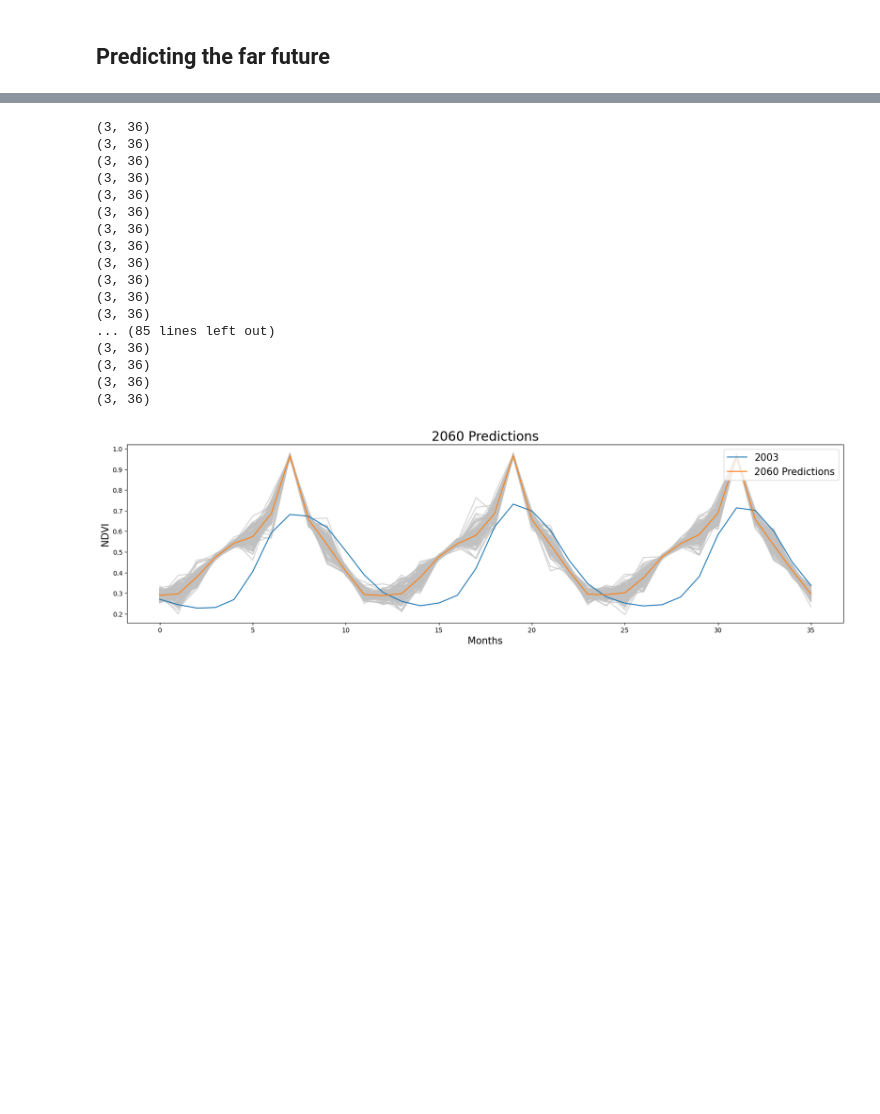
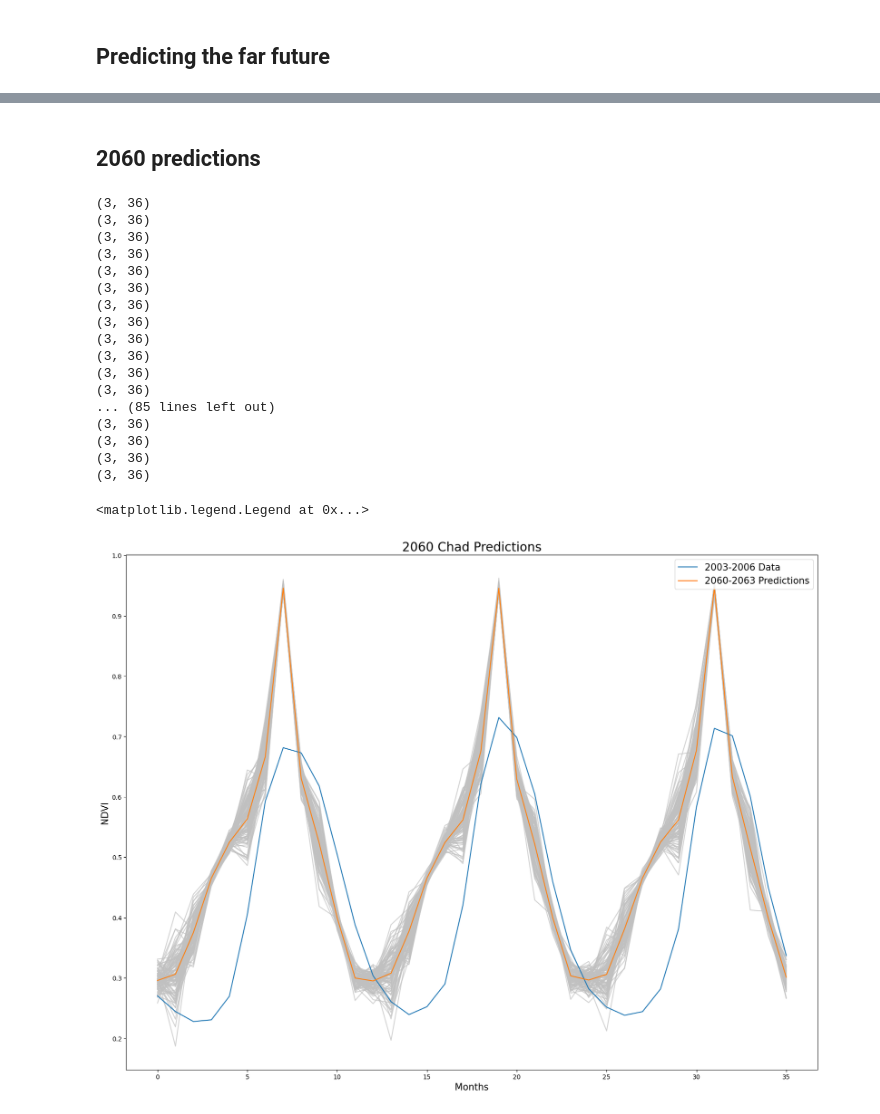
Before and after one commit to oescoba2/Vol3_WinterProject, a Jupyter notebook: Dallin's now useless code and files/Chad/correlations.ipynb, the cells around one changed output, grey strips where cells are left out. Cells and saved outputs as stored; diff of their text form; code cells hidden in the pictures; blank space fills up the shorter version.

```diff
--- a/Dallin's now useless code and files/Chad/correlations.ipynb
+++ b/Dallin's now useless code and files/Chad/correlations.ipynb
@@ -523,21 +526,23 @@ plt.show()
+# %% [markdown]
+## 2060 predictions
 # %%
-#2060 predictions
+'''Using estimates from the Climate Change Knowledge Portal'''
 Max_Temp_mean = np.array([29.94,31.58,36.98,39.36,41.59,39.61,36.76,36.12,37.52,37.94,33.41,30.54])
 min_temp_mean = np.array([15.42,16.48,21.45,25.09,27.58,26.92,25.8,26.73,26.69,25.35,20.38,15.87])
 Max_temp_var = np.abs(np.array([-0.880656583,-1.164200678,0.3139066719725058,0.23726706165128128,-0.093284392,0.033468859,-1.065807331,-0.05397675,0.5046206057692894,0.7612400014756832,-0.2017563,-0.953739065]))
-#From march on, excluding december
 min_temp_var = np.abs(np.array([0.21393614680818138,-0.89036614,-0.844920992,-0.123810157,-0.280527931,-1.079991199,-0.820948341,-0.078829006,0.3949385728434941,0.9665845624950299,-0.318597198,0.10720682962950136]))
 month_lengths = [31,29,31,30,31,30,31,31,30,31,30,31]
 precip_mean = np.abs(np.array([0,0,1.09,7.34,16.53,30.91,87.9,216.29,54.2,20.59,1.16,0]))
-#From march on, excluding december
 Precip_var = np.abs(np.array([0,0,0.7315614792408563,0.17033518232639208,-0.301308229,-0.663324287,-0.440303671,2.432430800861078,-0.410200893,0.6471079458773514,0.37843930394953457,0.5920602546731717,0]))
 MTemp = []
 minTemp = []
 Prec = []
+#iterating through three the estimates three times to imitate three years
 for j in range(3):
     Precip_pred = []
     Max_temp_pred = []
     min_pred = []
+    #Using mean and standard deviation from each month to build test set
     for i in range(12):
         Max_temp_pred.append(np.random.normal(Max_Temp_mean[i],Max_temp_var[i], size = 1).tolist())
         min_pred.append(np.random.normal(min_temp_mean[i],min_temp_var[i], size = 1).tolist())
@@ -545,19 +550,20 @@ for j in range(3):
             Precip_pred.append([0])
         else:
             Precip_pred.append((np.random.normal(precip_mean[i],Precip_var[i], size = 1)/month_lengths[i]).tolist())
+    #Building arrays for each 1 year period
     #Got code for this list merging from Google AI feature
     future_temp = np.array([item for month in Max_temp_pred for item in month])
-    future_temp = future_temp
     future_min = np.array([item for month in min_pred for item in month])
-    future_min = future_min
     future_precip = np.array([item for month in Precip_pred for item in month])
+    #Building arrays for the three year period
     MTemp.append(future_temp)
     minTemp.append(future_min)
     Prec.append(future_precip)
 MTemp = np.array([item for year in MTemp for item in year])* (9/5) + 32
 minTemp = np.array([item for year in minTemp for item in year])* (9/5) + 32
 Prec = np.array([item for year in Prec for item in year])*0.0393701
-
+future_pred2 = np.array([MTemp,minTemp,Prec])
+#Building and training model
 gm = GreenModel(lmda=0)
 features = weather[[0, 1,4]]
 train_features = features[:, :151]
@@ -568,17 +574,20 @@ y = np.delete(y, 61)
 gm.fit(train_features, y[:150])
 
 #Running 100 times and averaging
-plt.figure(figsize=(20, 5))
+plt.figure(figsize=(20, 15))
+
 predtotal = np.zeros_like(gm.predict(future_pred2))
 iters = 100
 for _ in range(iters):
     MTemp = []
     minTemp = []
     Prec = []
+    #iterating through three the estimates three times to imitate three years
     for j in range(3):
         Precip_pred = []
         Max_temp_pred = []
         min_pred = []
+        #Using mean and standard deviation from each month to build test set
         for i in range(12):
             Max_temp_pred.append(np.random.normal(Max_Temp_mean[i],Max_temp_var[i], size = 1).tolist())
             min_pred.append(np.random.normal(min_temp_mean[i],min_temp_var[i], size = 1).tolist())
@@ -586,54 +595,56 @@ for _ in range(iters):
                 Precip_pred.append([0])
             else:
                 Precip_pred.append((np.random.normal(precip_mean[i],Precip_var[i], size = 1)/month_lengths[i]).tolist())
+        #Building arrays for each 1 year period
         #Got code for this list merging from Google AI feature
         future_temp = np.array([item for month in Max_temp_pred for item in month])
-        future_temp = future_temp
         future_min = np.array([item for month in min_pred for item in month])
-        future_min = future_min
         future_precip = np.array([item for month in Precip_pred for item in month])
-        future_precip = future_precip
+        #Building arrays for the three year period
         MTemp.append(future_temp)
         minTemp.append(future_min)
         Prec.append(future_precip)
+    #Finishing up the arrays for the three year period
     MTemp = np.array([item for year in MTemp for item in year])* (9/5) + 32
     minTemp = np.array([item for year in minTemp for item in year])* (9/5) + 32
     Prec = np.array([item for year in Prec for item in year])*0.0393701
 
-
+    #Building test array
     future_pred2 = np.array([MTemp,minTemp,Prec])
+    #Predicting
     prediction = gm.predict(future_pred2)
     plt.plot(np.arange(len(prediction)), prediction, alpha = .7, c = "silver")
+    #Building total for average prediction
     predtotal += prediction
 
 
 
 
-
-plt.plot(np.arange(len(predtotal)), y[:len(predtotal)], label = "2003")
-plt.plot(np.arange(len(predtotal)), predtotal/iters, label = "2060 Predictions")
-plt.title("2060 Predictions",fontsize=20)
+#Plotting 2003 data
+plt.plot(np.arange(len(predtotal)), y[:len(predtotal)], label = "2003-2006 Data")
+#Plotting prediction
+plt.plot(np.arange(len(predtotal)), predtotal/iters, label = "2060-2063 Predictions")
+plt.title("2060 Chad Predictions",fontsize=20)
 plt.ylabel("NDVI", fontsize=15)
 plt.xlabel("Months", fontsize=15)
 plt.legend(fontsize=15, loc = "upper right")
-plt.savefig("2060ChadPredict.pdf", dpi=300, bbox_inches="tight")
-plt.show()
 # %% [output]
 (3, 36)
 (3, 36)
 (3, 36)
 (3, 36)
 (3, 36)
 (3, 36)
 (3, 36)
 (3, 36)
 (3, 36)
 (3, 36)
 (3, 36)
 (3, 36)
 ... (85 lines left out)
 (3, 36)
 (3, 36)
 (3, 36)
 (3, 36)
+<matplotlib.legend.Legend at 0x...>
-[figure, old version]
+[figure, new version]
```
Also changed, not shown: parts of 6 cells of this notebook, 31 other files.
